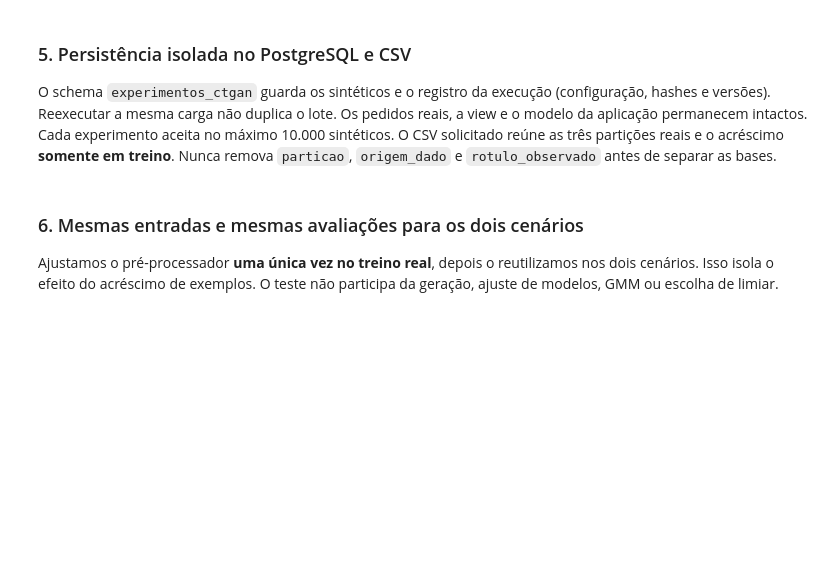
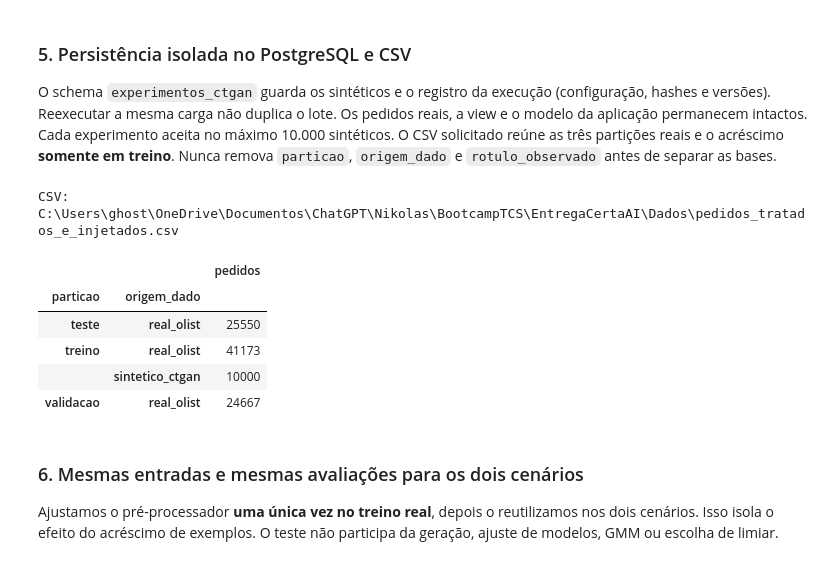
Before and after one commit to ProjetoBootcampTCS/EntregaCerta-AI, a Jupyter notebook: Notebooks/olist_comparacao_otimizada_ctgan_postgresql.ipynb, the cells around one changed output. Cells and saved outputs as stored; diff of their text form; code cells hidden in the pictures; blank space fills up the shorter version.

```diff
--- a/Notebooks/olist_comparacao_otimizada_ctgan_postgresql.ipynb
+++ b/Notebooks/olist_comparacao_otimizada_ctgan_postgresql.ipynb
@@ -180,15 +229,23 @@ Nunca remova `particao`, `origem_dado` e `rotulo_observado` antes de separar as
 # %%
 metadados_execucao = {**configuracao, 'hash_snapshot': hash_snapshot, 'geracao': qualidade_geracao,
                      'fonte': 'PostgreSQL: public.vw_pedidos_inferencia JOIN public.pedidos',
                      'predicao_em': 'aprovacao', 'alvo_sintetico': 'classe condicionante, nao observado',
                      'cortes': ['2018-01-01', '2018-05-01']}
 arquivo_csv = persistir_experimento(base_real, sinteticos, metadados_execucao)
-exportado = pd.read_csv(arquivo_csv)
+exportado = pd.read_csv(arquivo_csv, low_memory=False)
 assert exportado.order_id.is_unique
 assert not exportado.loc[exportado.particao.ne('treino'), 'origem_dado'].ne('real_olist').any()
 assert hash_base(consultar_base()) == hash_snapshot
 print('CSV:', arquivo_csv)
 display(exportado.groupby(['particao', 'origem_dado']).size().rename('pedidos').to_frame())
+# %% [output]
+CSV: C:\Users\ghost\OneDrive\Documentos\ChatGPT\Nikolas\BootcampTCS\EntregaCertaAI\Dados\pedidos_tratados_e_injetados.csv
+|  |  | pedidos |
+| particao | origem_dado |  |
+| teste | real_olist | 25550 |
+| treino | real_olist | 41173 |
+|  | sintetico_ctgan | 10000 |
+| validacao | real_olist | 24667 |
 # %% [markdown]
 ### 6. Mesmas entradas e mesmas avaliações para os dois cenários
 
```
Also changed, not shown: parts of 8 cells of this notebook, 2 other files.
